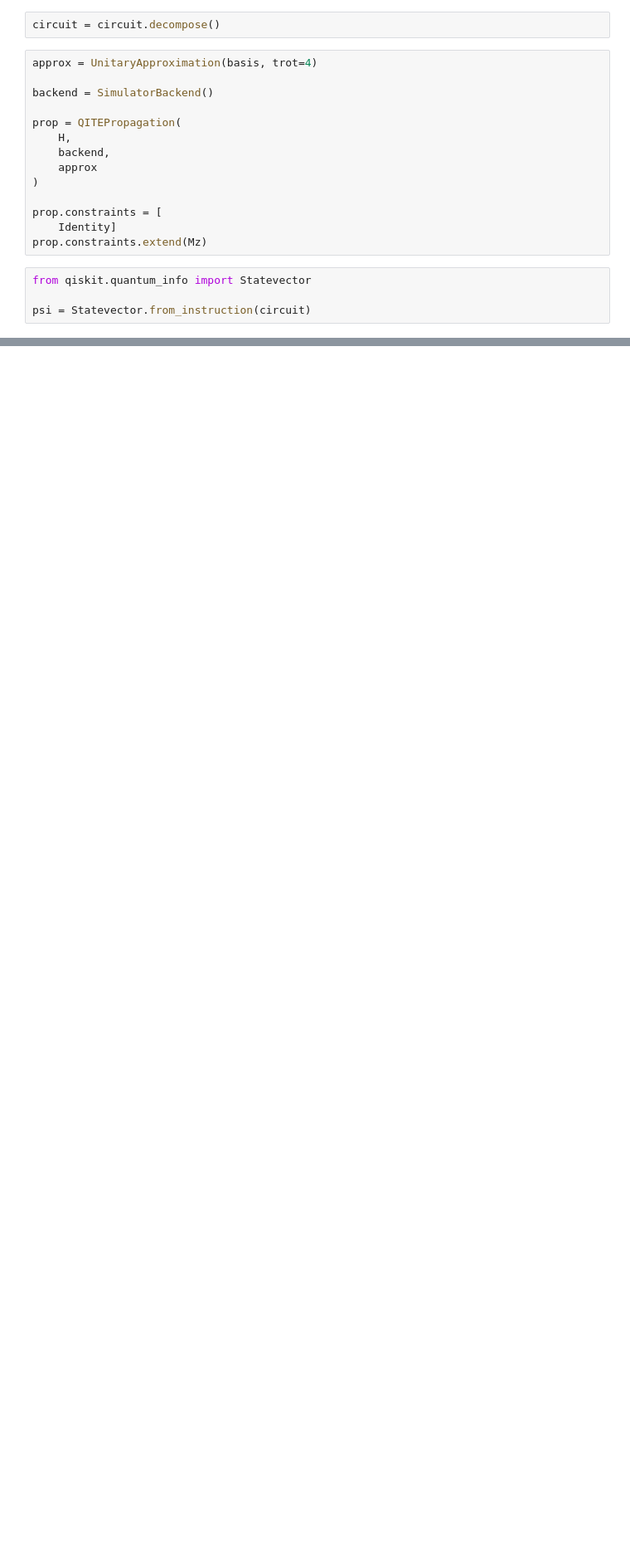
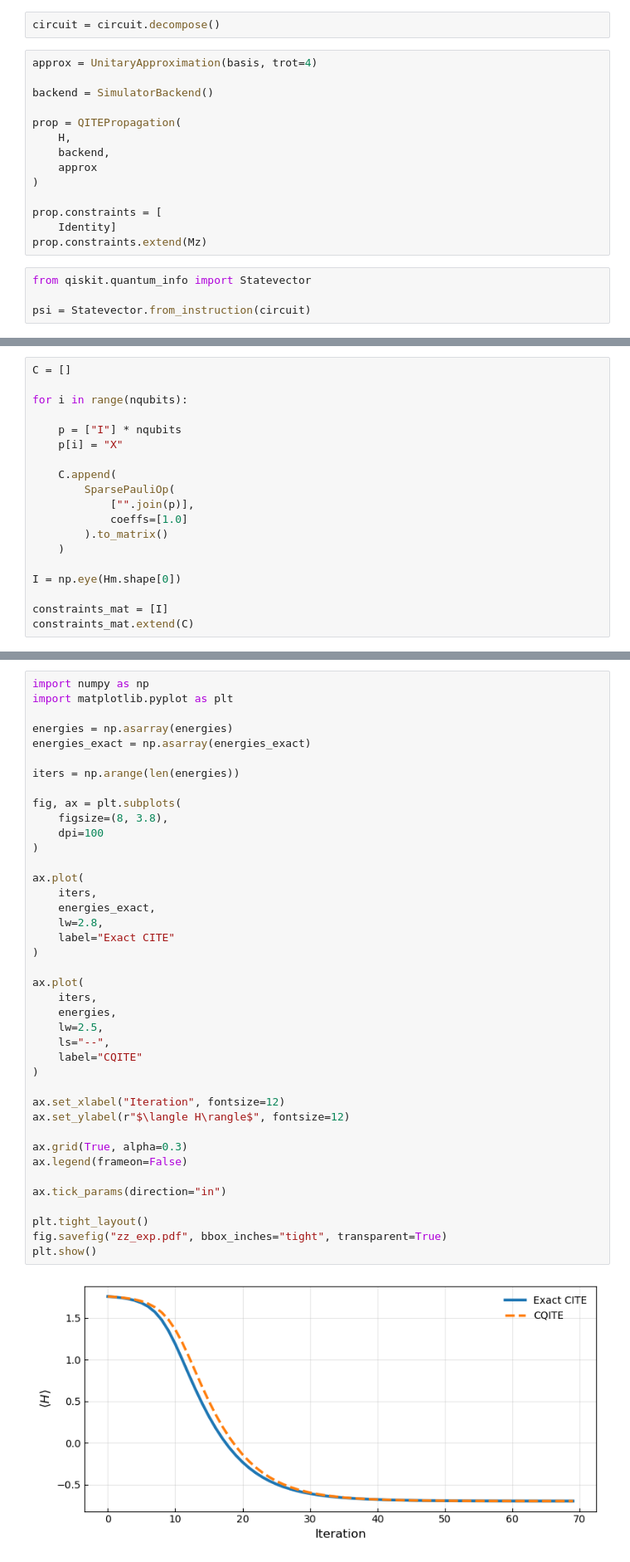
Before and after one commit to danielecuomo/ConstraintQuantumImaginary, a Jupyter notebook: examples/cqite_validation_3q.ipynb, the cells around one changed output, grey strips where cells are left out. Shown at 83% size. Saved outputs shown, nothing was run; the diff lists cells and outputs as text; blank space fills up the shorter version.

```diff
--- a/examples/cqite_validation_3q.ipynb
+++ b/examples/cqite_validation_3q.ipynb
@@ -710,0 +169,19 @@ compression factor = 10.333333333333334
+# %%
+C = []
+
+for i in range(nqubits):
+
+    p = ["I"] * nqubits
+    p[i] = "X"
+
+    C.append(
+        SparsePauliOp(
+            ["".join(p)],
+            coeffs=[1.0]
+        ).to_matrix()
+    )
+
+I = np.eye(Hm.shape[0])
+
+constraints_mat = [I]
+constraints_mat.extend(C)
@@ -710,0 +253,42 @@ compression factor = 10.333333333333334
+# %%
+import numpy as np
+import matplotlib.pyplot as plt
+
+energies = np.asarray(energies)
+energies_exact = np.asarray(energies_exact)
+
+iters = np.arange(len(energies))
+
+fig, ax = plt.subplots(
+    figsize=(8, 3.8),
+    dpi=100
+)
+
+ax.plot(
+    iters,
+    energies_exact,
+    lw=2.8,
+    label="Exact CITE"
+)
+
+ax.plot(
+    iters,
+    energies,
+    lw=2.5,
+    ls="--",
+    label="CQITE"
+)
+
+ax.set_xlabel("Iteration", fontsize=12)
+ax.set_ylabel(r"$\langle H\rangle$", fontsize=12)
+
+ax.grid(True, alpha=0.3)
+ax.legend(frameon=False)
+
+ax.tick_params(direction="in")
+
+plt.tight_layout()
+fig.savefig("zz_exp.pdf", bbox_inches="tight", transparent=True)
+plt.show()
+# %% [output]
+[figure, added]
```
Also changed, not shown: parts of 30 cells of this notebook, 8 other files.
